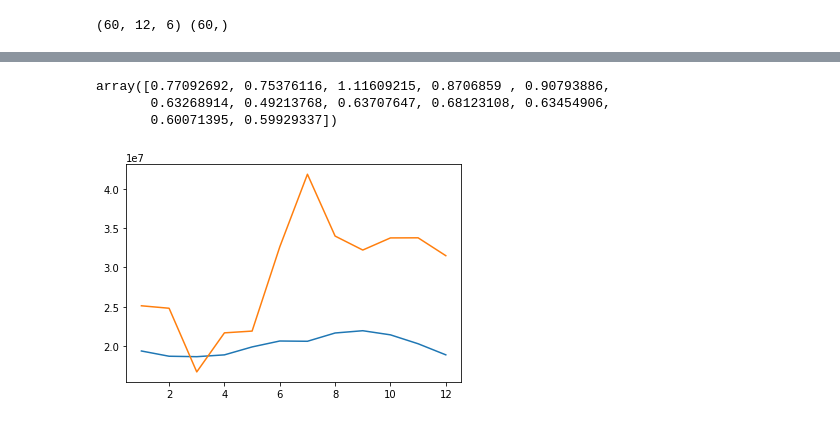
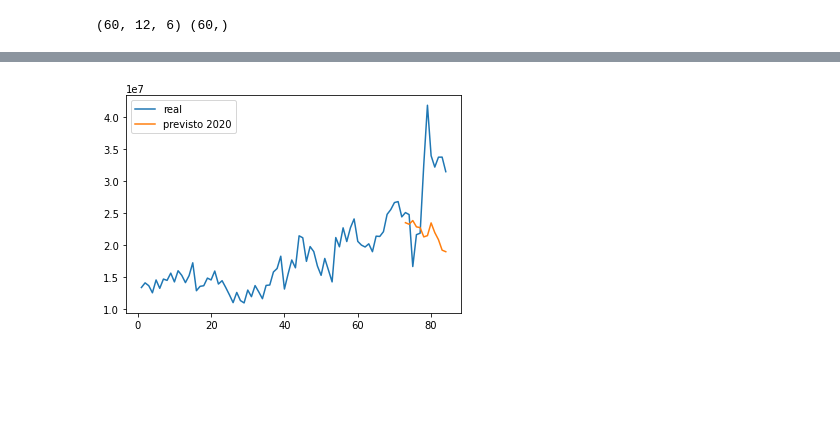
Before and after one commit to ronaldowg/adp255, a Jupyter notebook: passo3-CNN.ipynb, the cells around one changed output, grey strips where cells are left out. Cells and saved outputs as stored; diff of their text form; code cells hidden in the pictures; blank space fills up the shorter version.

```diff
--- a/passo3-CNN.ipynb
+++ b/passo3-CNN.ipynb
@@ -42,0 +53,4 @@ dados
+# %%
+dataset = hstack((in_seq1,in_seq2,out_seq))
+print(dataset)
+dataset.shape
@@ -55,3 +80,8 @@ def split_sequences(sequences, n_steps):
         X.append(seq_x)
         y.append(seq_y)
     return array(X), array(y)
+# %%
+X,y= split_sequences(dataset, 2)
+for i in range(0,3):
+    print(X[i], '-->', y[i])
+    print()
@@ -95,0 +178,9 @@ model.fit(X, y, epochs=1000, verbose=0)
+# %%
+rank_modelos = sorted(modelos.keys(), key=lambda x: modelos[x][1])
+
+best20 = rank_modelos[0]
+# %%
+model, model_loss = modelos[best20] #modelo com a menor perda
+
+model.summary()
+model_loss
@@ -128,15 +225,33 @@ for i in range(12):
     X=X_pred[-1-i].reshape(1,n_steps,n_features)
     yhat = model.predict(X, verbose=0)
     y_pred.append(yhat[0][0])
-# %%
-y_pred/y_2020
-# %% [output]
-array([0.77092692, 0.75376116, 1.11609215, 0.8706859 , 0.90793886,
-       0.63268914, 0.49213768, 0.63707647, 0.68123108, 0.63454906,
-       0.60071395, 0.59929337])
-# %%
-d = [1,2,3,4,5,6,7,8,9,10,11,12]
-plt.plot(d,y_pred,d,y_2020)
-plt.show()
-# %% [output]
-[figure, removed]
+# %%
+y_todos_anos = dataset[:,-1:]
+
+X_sem_Y_2020 = dataset[72:84,:6]
+
+y_2020 = array(y_pred).reshape(12,1)
+
+novo_2020 = np.hstack((X_sem_Y_2020,y_2020))
+
+dataset_pred = np.vstack((dataset[:72],novo_2020))
+
+dados_pred = scaler.inverse_transform(dataset_pred)
+
+y_dados_pred_2020 = dados_pred[72:84,-1:]
+
+dados = scaler.inverse_transform(dataset)
+
+y_todos_anos = dados[:,-1:]
+
+y_todos_anos = y_todos_anos.reshape(84,)
+y_dados_pred_2020 = y_dados_pred_2020.reshape(12,)
+
+d_total = list(range(1,85))
+d_2020 = list(range(73,85))
+plt.plot(d_total, y_todos_anos, label='real')
+plt.plot(d_2020,y_dados_pred_2020, label='previsto 2020')
+plt.legend()
+plt.show()
+# %% [output]
+[figure, added]
```
Also changed, not shown: parts of 24 cells of this notebook, 18 other files.
